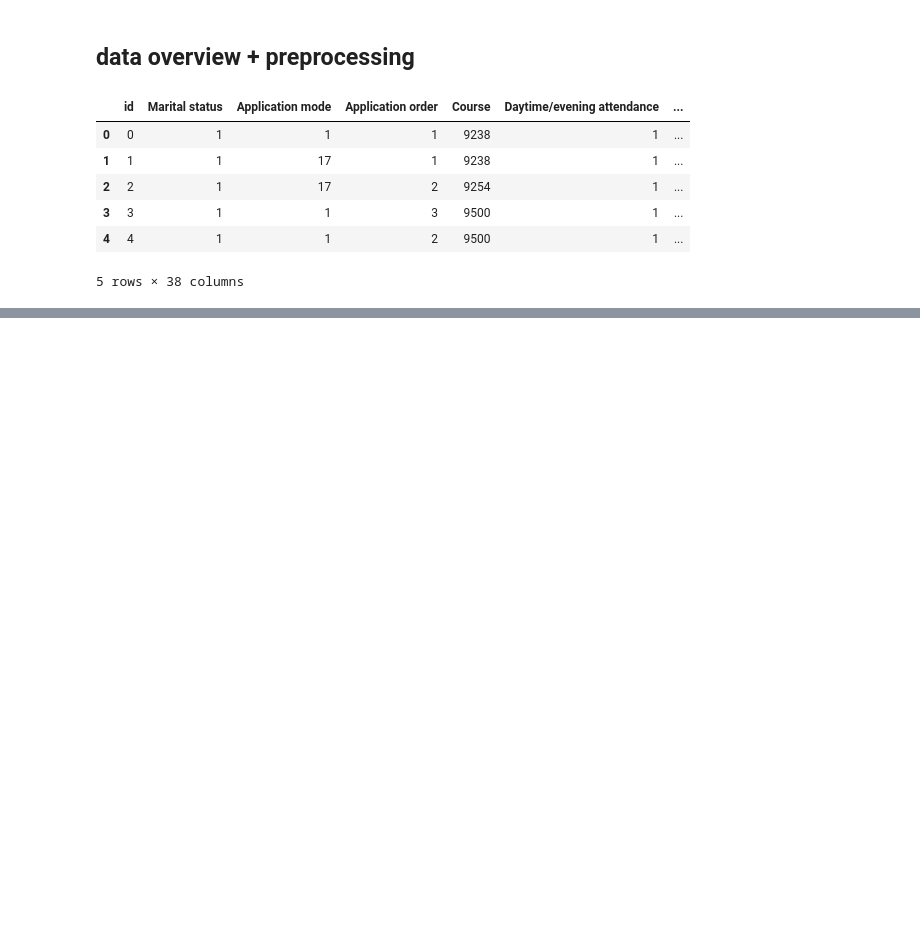
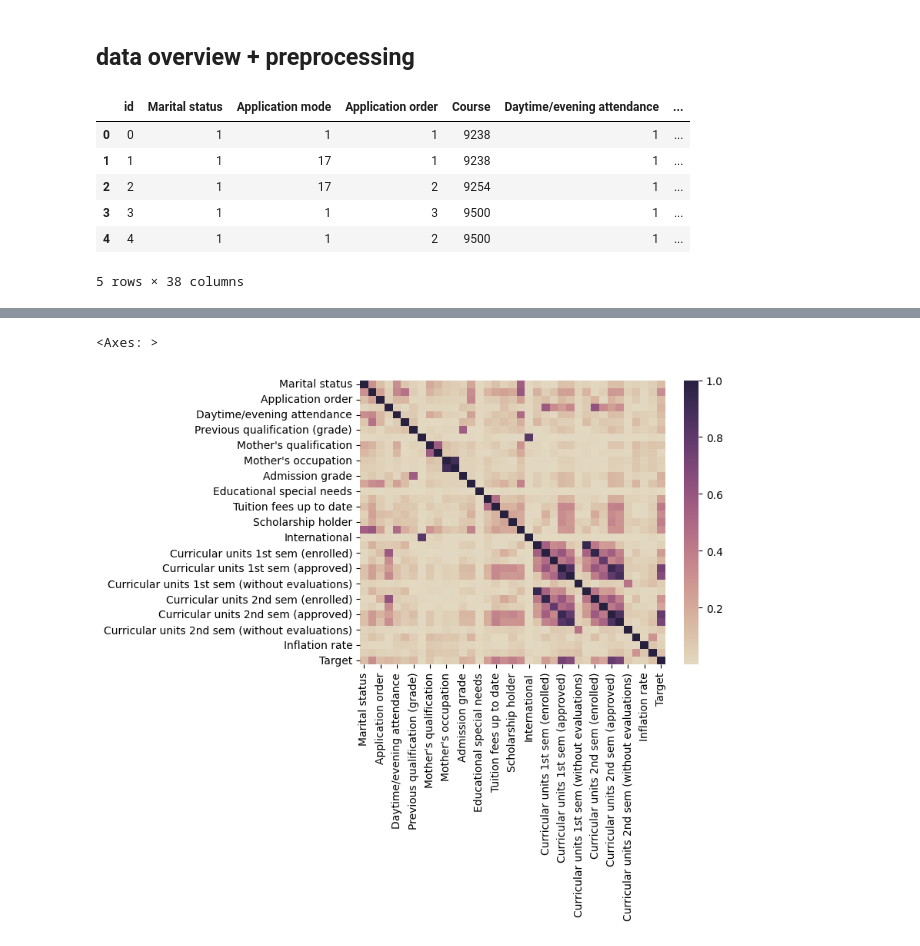
Before and after one commit to ouriquco/Classificiation-Academic-Success, a Jupyter notebook: academic_success_classification.ipynb, the cells around one changed output, grey strips where cells are left out. Drawn from its saved outputs; the diff is of its cells as text; code cells hidden in the pictures; blank space fills up the shorter version.

```diff
--- a/academic_success_classification.ipynb
+++ b/academic_success_classification.ipynb
@@ -50,0 +63,8 @@ test.drop(labels = ['id'], axis = 1, inplace = True)
+# %%
+df_corr = train
+df_corr['Target'].replace(to_replace = ['Dropout', 'Enrolled', 'Graduate'], value = [0, 1, 2], inplace = True)
+corr = abs(df_corr.corr())
+sns.heatmap(corr, cmap = sns.color_palette("ch:s=-.2,r=.6", as_cmap=True))
+# %% [output]
+<Axes: >
+[figure, added]
```
Also changed, not shown: parts of 6 cells of this notebook.
